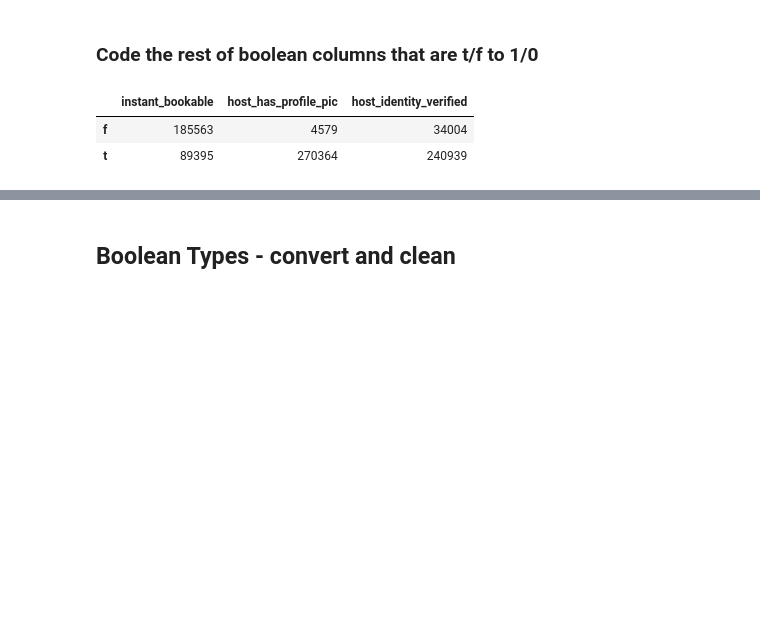
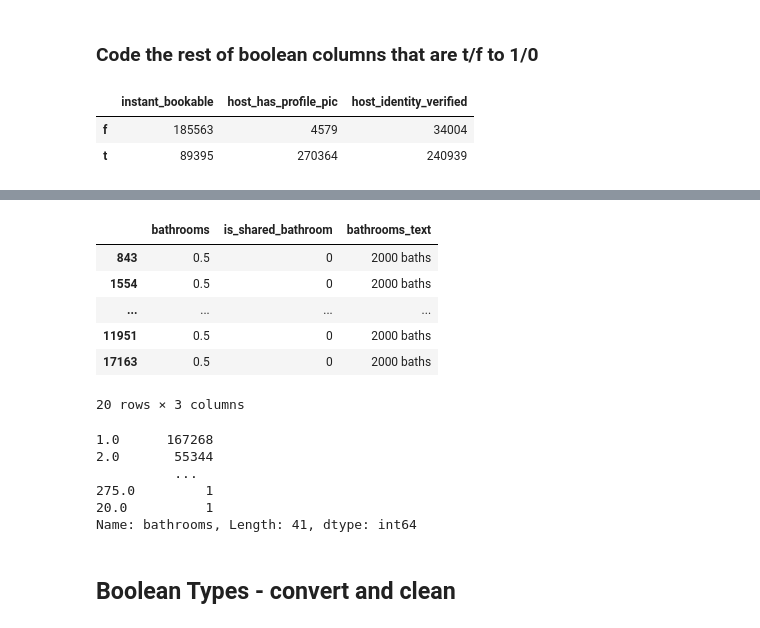
Before and after one commit to clairesarraille/airbnb_price_prediction, a Jupyter notebook: 01_Colab.ipynb, the cells around one changed output, grey strips where cells are left out. Saved outputs shown, nothing was run; the diff lists cells and outputs as text; code cells hidden in the pictures; blank space fills up the shorter version.

```diff
--- a/01_Colab.ipynb
+++ b/01_Colab.ipynb
@@ -656,3 +747,22 @@ df[bool_cols_t_f].apply(pd.Series.value_counts)
+# %%
+prev_bath_df.loc[prev_bath_df['bathrooms'] == .5].head(20)
+# %% [output]
+|  | bathrooms | is_shared_bathroom | bathrooms_text |
+| 843 | 0.5 | 0 | 2000 baths |
+| 1554 | 0.5 | 0 | 2000 baths |
+| ... | ... | ... | ... |
+| 11951 | 0.5 | 0 | 2000 baths |
+| 17163 | 0.5 | 0 | 2000 baths |
+20 rows × 3 columns
+# %%
+df['bathrooms'].value_counts()
+# %% [output]
+1.0      167268
+2.0       55344
+          ...
+275.0         1
+20.0          1
+Name: bathrooms, Length: 41, dtype: int64
 # %% [markdown]
 ## Boolean Types - convert and clean
 # %% [markdown]
```
Also changed, not shown: parts of 29 cells of this notebook.
